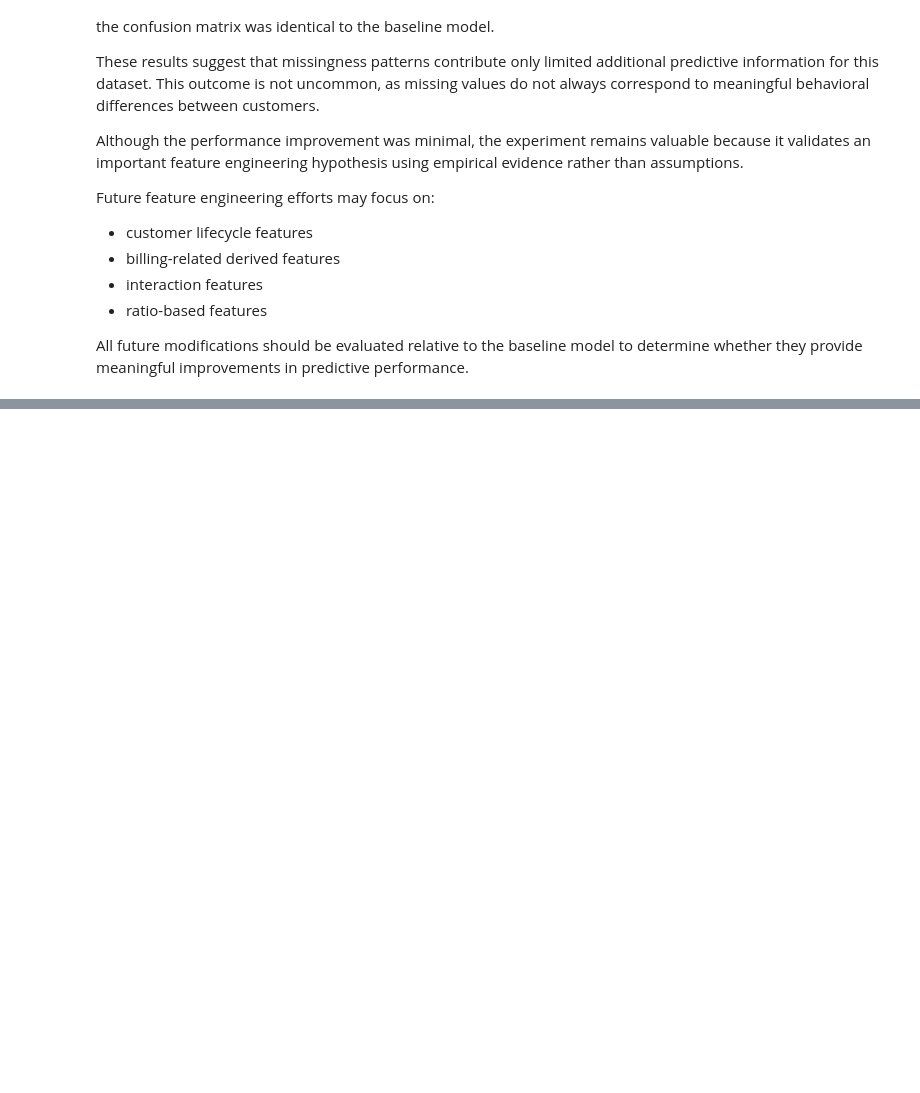
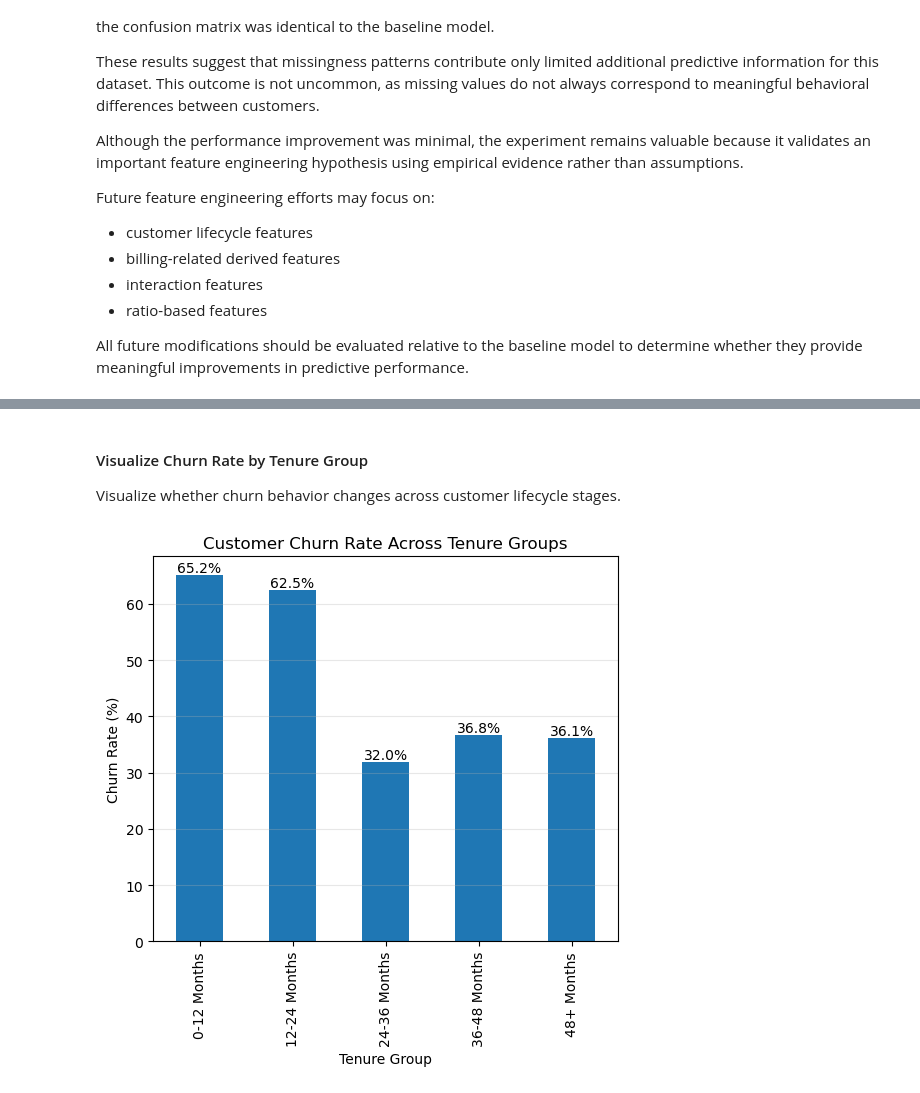
Before and after one commit to AmishaTiwari/ml-model-playbook, a Jupyter notebook: feature_engineering/feature_engineering.ipynb, the cells around one changed output, grey strips where cells are left out. Saved outputs shown, nothing was run; the diff lists cells and outputs as text; code cells hidden in the pictures; blank space fills up the shorter version.

Commit message:
Engineer customer lifecycle features and evaluate their impact on churn prediction

```diff
--- a/feature_engineering/feature_engineering.ipynb
+++ b/feature_engineering/feature_engineering.ipynb
@@ -1750,0 +1757,30 @@ All future modifications should be evaluated relative to the baseline model to d
+# %%
+tenure_bins = [0, 12, 24, 36, 48, np.inf]
+tenure_labels = [
+    "0-12 Months",
+    "12-24 Months",
+    "24-36 Months",
+    "36-48 Months",
+    "48+ Months"
+]
+
+tenure_churn_summary = (
+    pd.DataFrame({
+        "tenure": X_train["tenure"],
+        TARGET_COL: y_train
+    })
+    .assign(
+        Tenure_Group=lambda x: pd.cut(
+            x["tenure"],
+            bins=tenure_bins,
+            labels=tenure_labels
+        )
+    )
+    .groupby("Tenure_Group", observed=False)[TARGET_COL]
+    .mean()
+    .mul(100)
+    .round(2)
+    .reset_index(name="Churn Rate (%)")
+)
+
+tenure_churn_summary
@@ -1750,0 +1794,16 @@ All future modifications should be evaluated relative to the baseline model to d
+# %% [markdown]
+#### Visualize Churn Rate by Tenure Group
+
+Visualize whether churn behavior changes across customer lifecycle stages.
+# %%
+plot_bar(
+    values=tenure_churn_summary["Churn Rate (%)"],
+    labels=tenure_churn_summary["Tenure_Group"],
+    title="Customer Churn Rate Across Tenure Groups",
+    xlabel="Tenure Group",
+    ylabel="Churn Rate (%)",
+    figsize=(6, 5),
+    annotation_suffix="%"
+)
+# %% [output]
+[figure, added]
```
Also changed, not shown: parts of 39 cells of this notebook, 1 other file.
